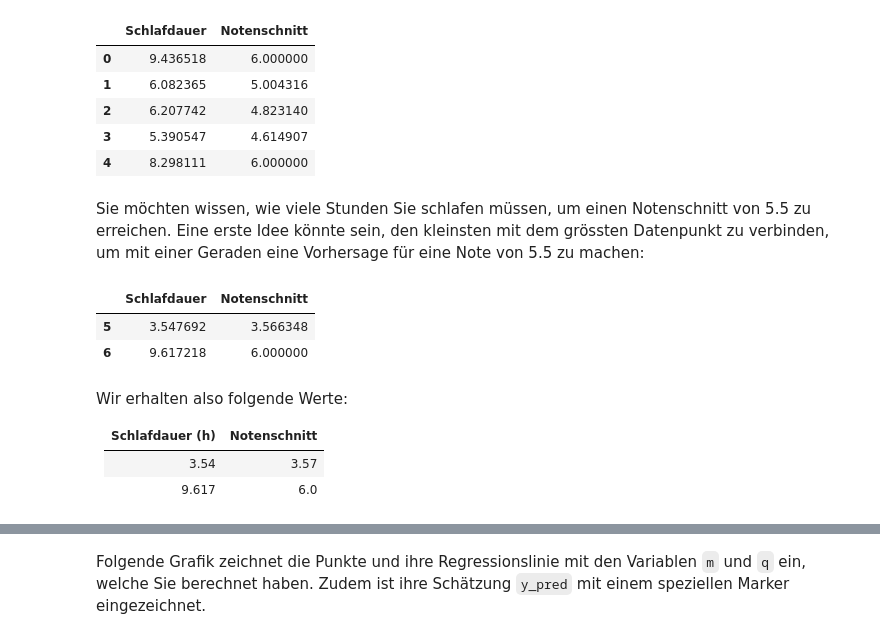
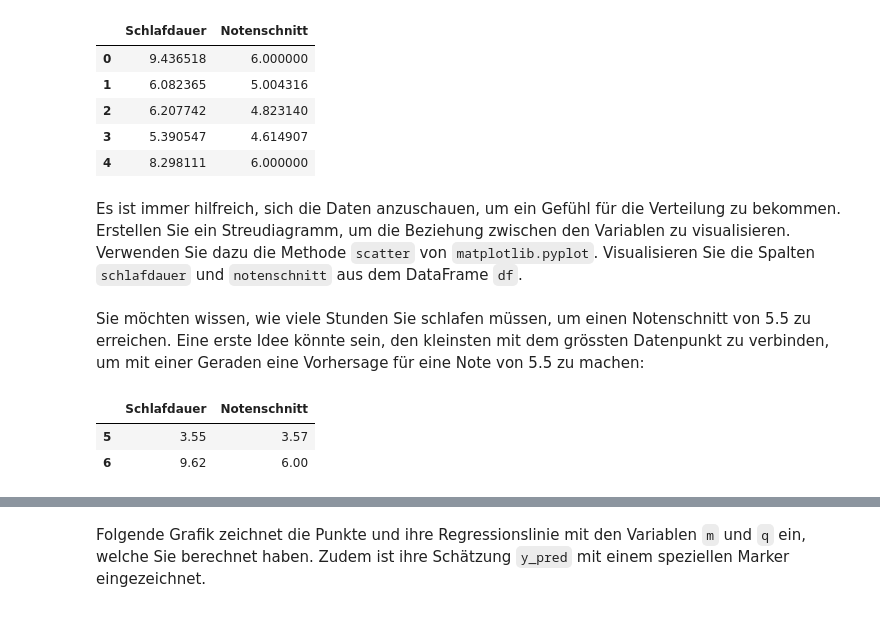
Before and after one commit to CyrilWendl/data-science-jupyter, a Jupyter notebook: content/3a - Lineare Regression Beispiel.ipynb, the cells around one changed output, grey strips where cells are left out. Cells and saved outputs as stored; diff of their text form; code cells hidden in the pictures.

```diff
--- a/content/3a - Lineare Regression Beispiel.ipynb
+++ b/content/3a - Lineare Regression Beispiel.ipynb
@@ -62,3 +58,5 @@ df.head()
 | 2 | 6.207742 | 4.823140 |
 | 3 | 5.390547 | 4.614907 |
 | 4 | 8.298111 | 6.000000 |
+# %% [markdown]
+Es ist immer hilfreich, sich die Daten anzuschauen, um ein Gefühl für die Verteilung zu bekommen. Erstellen Sie ein Streudiagramm, um die Beziehung zwischen den Variablen zu visualisieren. Verwenden Sie dazu die Methode `scatter` von `matplotlib.pyplot`. Visualisieren Sie die Spalten `schlafdauer` und `notenschnitt` aus dem DataFrame `df`.
@@ -66,17 +66,11 @@ df.head()
 Sie möchten wissen, wie viele Stunden Sie schlafen müssen, um einen Notenschnitt von 5.5 zu erreichen. Eine erste Idee könnte sein, den kleinsten mit dem grössten Datenpunkt zu verbinden, um mit einer Geraden eine Vorhersage für eine Note von 5.5 zu machen:
 # %%
 # Werte für die kürzeste und längste Schlafdauer auslesen
-df[(df['Schlafdauer']==df['Schlafdauer'].min()) | (df['Schlafdauer']==df['Schlafdauer'].max())]
+df[(df['Schlafdauer']==df['Schlafdauer'].min()) | (df['Schlafdauer']==df['Schlafdauer'].max())].round(2)
+
+# Wir erhalten also folgende Werte:
 # %% [output]
 |  | Schlafdauer | Notenschnitt |
-| 5 | 3.547692 | 3.566348 |
-| 6 | 9.617218 | 6.000000 |
+| 5 | 3.55 | 3.57 |
+| 6 | 9.62 | 6.00 |
-# %% [markdown]
-Wir erhalten also folgende Werte:
-
-
-| Schlafdauer (h) | Notenschnitt |
-|-----------------|--------------|
-| 3.54            | 3.57         |
-| 9.617            | 6.0         |
 # %% [markdown]
```
Also changed, not shown: parts of 23 cells of this notebook.
